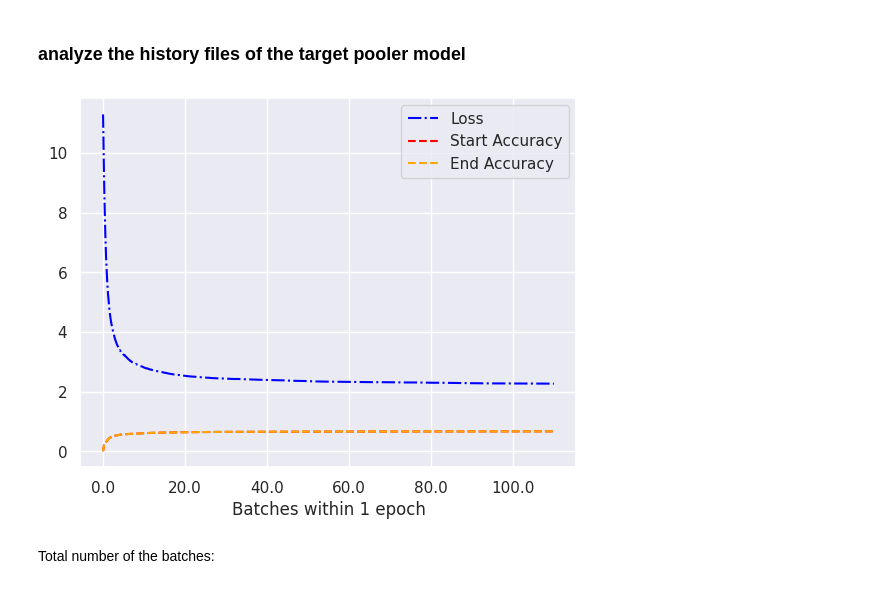
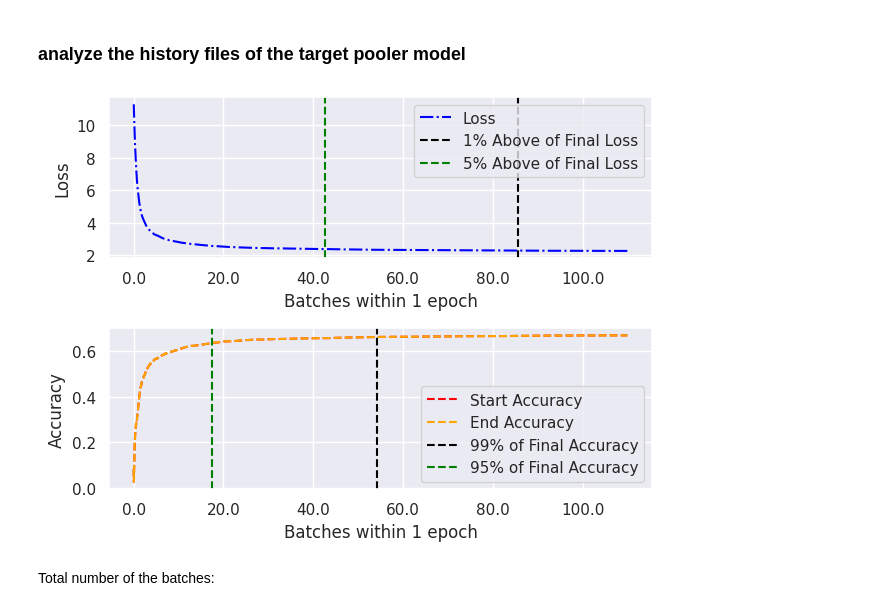
Before and after one commit to teddy661/266_final_project_summer_2023, a Jupyter notebook: model_analysis.ipynb, the cells around one changed output. Cells and saved outputs as stored; diff of their text form; code cells hidden in the pictures.

Commit message:
finalized the loss analysis

```diff
--- a/model_analysis.ipynb
+++ b/model_analysis.ipynb
@@ -65,37 +65,73 @@ data
 # %% [markdown]
 ### analyze the history files of the target pooler model
 # %%
-# load the history pkl file
-
 import joblib
 import seaborn as sns
 import matplotlib.pyplot as plt
 
-
 (losses, start_accuracies, end_accuracies) = joblib.load(
     "./models/target_pooler_epochs_01/target_pooler_epochs_01_histories_by_batch.pkl", "r"
 )
+
+sns.set(style="darkgrid")
 
 # Calculate the tick positions and labels
 total_count = len(losses)
 tick_positions = np.arange(0, total_count, 1000)
 tick_labels = [i for i in np.linspace(0, 100, len(tick_positions))]
 
-# Set the tick locations and labels
+# Plot loss chart
+plt.subplot(2, 1, 1)
+plt.plot(losses, label="Loss", linestyle="dashdot", color="blue")
+plt.xlabel("Batches within 1 epoch")
+plt.ylabel("Loss")
 plt.xticks(tick_positions, tick_labels)
 
-sns.set(style="darkgrid")
-plt.plot(losses, label="Loss", linestyle="dashdot", color="blue")
+# Add vertical line for 95% of last loss
+last_loss = losses[-1]
+plt.axvline(
+    x=losses.index(next(x for x in losses if x <= 1.01 * last_loss)),
+    color="black",
+    linestyle="--",
+    label="1% Above of Final Loss",
+)
+plt.axvline(
+    x=losses.index(next(x for x in losses if x <= 1.05 * last_loss)),
+    color="green",
+    linestyle="--",
+    label="5% Above of Final Loss",
+)
+plt.legend()
+
+# Plot accuracy chart
+plt.subplot(2, 1, 2)
 plt.plot(start_accuracies, label="Start Accuracy", linestyle="--", color="red")
 plt.plot(end_accuracies, label="End Accuracy", linestyle="--", color="orange")
 plt.xlabel("Batches within 1 epoch")
-plt.ylabel("Loss")
+plt.ylabel("Accuracy")
+plt.xticks(tick_positions, tick_labels)
+
+# Add vertical line for 95% of last loss
+final_acc = end_accuracies[-1]
+plt.axvline(
+    x=end_accuracies.index(next(x for x in end_accuracies if x >= 0.99 * final_acc)),
+    color="black",
+    linestyle="--",
+    label="99% of Final Accuracy",
+)
+plt.axvline(
+    x=end_accuracies.index(next(x for x in end_accuracies if x >= 0.95 * final_acc)),
+    color="green",
+    linestyle="--",
+    label="95% of Final Accuracy",
+)
 plt.legend()
+
+
+plt.tight_layout()  # Adjust spacing between subplots
 plt.show()
-
-# separate the loss and accuracies
 # %% [output]
-[figure, old version]
+[figure, new version]
 # %% [markdown]
 Total number of the batches:
 # %%
```
Also changed, not shown: 1 other file.
